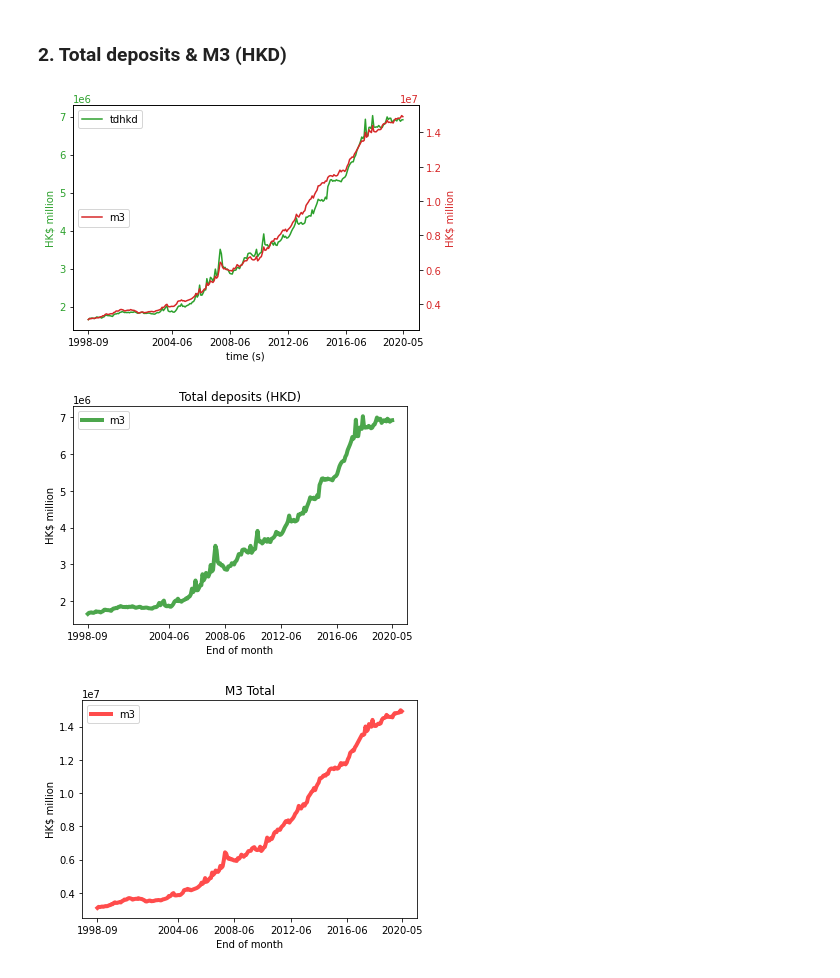
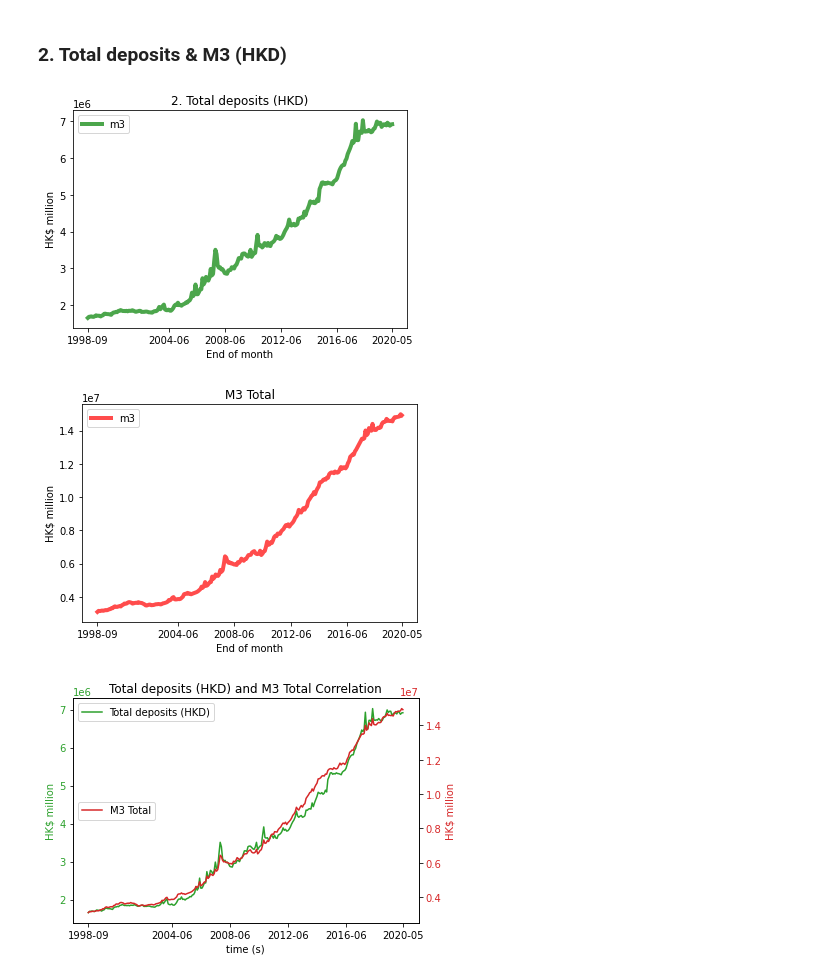
Before and after one commit to cyywu/FintechColab, a Jupyter notebook: colab/Financial_Data_Visualizer.ipynb, the cells around one changed output. Saved outputs shown, nothing was run; the diff lists cells and outputs as text; code cells hidden in the pictures.

```diff
--- a/colab/Financial_Data_Visualizer.ipynb
+++ b/colab/Financial_Data_Visualizer.ipynb
@@ -211,63 +211,63 @@ def TDHKD():
         if(not msa_records[i]['end_of_month'] == td_records[i]['end_of_month']):
             print("something wrong here, please check")  # date sync check
 
         formatted_X += [end_of_month]
         formatted_m3_total_Y += [msa_records[i]['m3_total']]
         formatted_tdhkd_Y += [td_records[i]['deposits_hkd']]
 
-    # Plot tdhkd and m3
-    fig, ax1 = plt.subplots()
-
-    color = 'tab:green'
-    ax1.set_xlabel("End of month")
-    ax1.set_ylabel("HK$ million", color=color)
-    ax1.set_xlabel('time (s)')
-    ax1.plot(formatted_X, formatted_tdhkd_Y, color=color, label="tdhkd")
-    ax1.tick_params(axis='y', labelcolor=color)
-
-    ax1.set_xticks([formatted_X[-1], '2016-06', '2012-06',
-                '2008-06', '2004-06', '1998-09'])
-
-    ax2 = ax1.twinx()  # instantiate a second axes that shares the same x-axis
-
-    color = 'tab:red'
-    ax2.set_ylabel("HK$ million", color=color)
-    ax2.plot(formatted_X, formatted_m3_total_Y, color=color, label="m3")
-    ax2.tick_params(axis='y', labelcolor=color)
-
-    fig.tight_layout()  # otherwise the right y-label is slightly clipped
-    ax2.set_xticks([formatted_X[-1], '2016-06', '2012-06',
-                '2008-06', '2004-06', '1998-09'])
-
-    ax1.legend(loc='upper left')
-    ax2.legend(loc='center left')
-
-    plt.show()
-
     # Plot tdhkd
     plt.plot(formatted_X, formatted_tdhkd_Y, color='green',
              linewidth=4, alpha=0.7, label="m3")
-    plt.title("Total deposits (HKD)")
+    plt.title("2. Total deposits (HKD)")
     plt.xlabel("End of month")
     plt.ylabel("HK$ million")
     plt.xticks([formatted_X[-1], '2016-06', '2012-06',
                 '2008-06', '2004-06', '1998-09'])
     plt.legend(loc='upper left')
     plt.show()
 
     # Plot m3
     plt.plot(formatted_X, formatted_m3_total_Y, color='red',
              linewidth=4, alpha=0.7, label="m3")
     plt.title("M3 Total")
     plt.xlabel("End of month")
     plt.ylabel("HK$ million")
     plt.xticks([formatted_X[-1], '2016-06', '2012-06',
                 '2008-06', '2004-06', '1998-09'])
     plt.legend(loc='upper left')
     plt.show()
 
+    # Plot tdhkd and m3
+    fig, ax1 = plt.subplots()
+
+    color = 'tab:green'
+    ax1.set_xlabel("End of month")
+    ax1.set_ylabel("HK$ million", color=color)
+    ax1.set_xlabel('time (s)')
+    ax1.plot(formatted_X, formatted_tdhkd_Y, color=color, label="Total deposits (HKD)")
+    ax1.tick_params(axis='y', labelcolor=color)
+
+    ax1.set_xticks([formatted_X[-1], '2016-06', '2012-06',
+                '2008-06', '2004-06', '1998-09'])
+
+    ax2 = ax1.twinx()  # instantiate a second axes that shares the same x-axis
+
+    color = 'tab:red'
+    ax2.set_ylabel("HK$ million", color=color)
+    ax2.plot(formatted_X, formatted_m3_total_Y, color=color, label="M3 Total")
+    ax2.tick_params(axis='y', labelcolor=color)
+
+    fig.tight_layout()  # otherwise the right y-label is slightly clipped
+    ax2.set_xticks([formatted_X[-1], '2016-06', '2012-06',
+                '2008-06', '2004-06', '1998-09'])
+
+    ax1.legend(loc='upper left')
+    ax2.legend(loc='center left')
+    ax1.set_title("Total deposits (HKD) and M3 Total Correlation")
+    plt.show()
+
 TDHKD()
 # %% [output]
-[figure, old version]
+[figure, new version]
-[figure, old version]
+[figure, new version]
-[figure, old version]
+[figure, new version]
```
Also changed, not shown: 1 other file.
